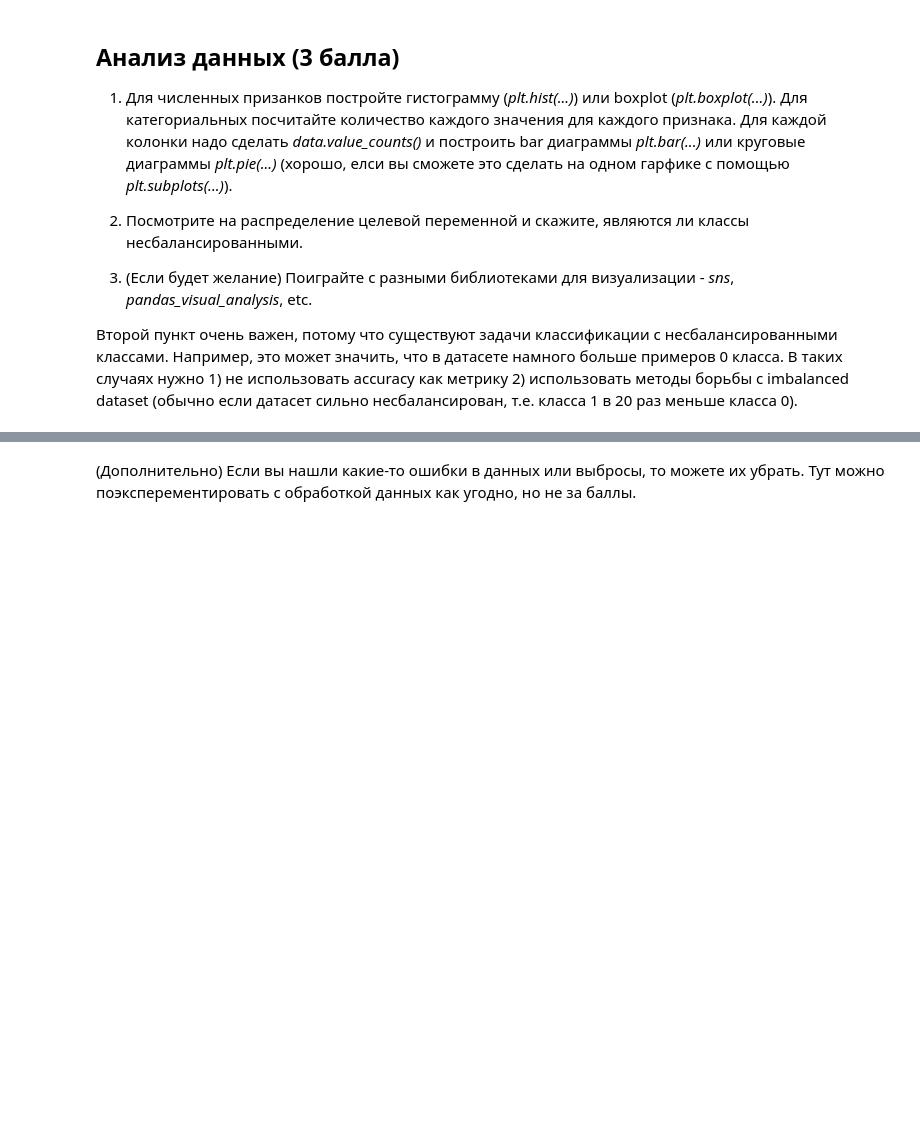
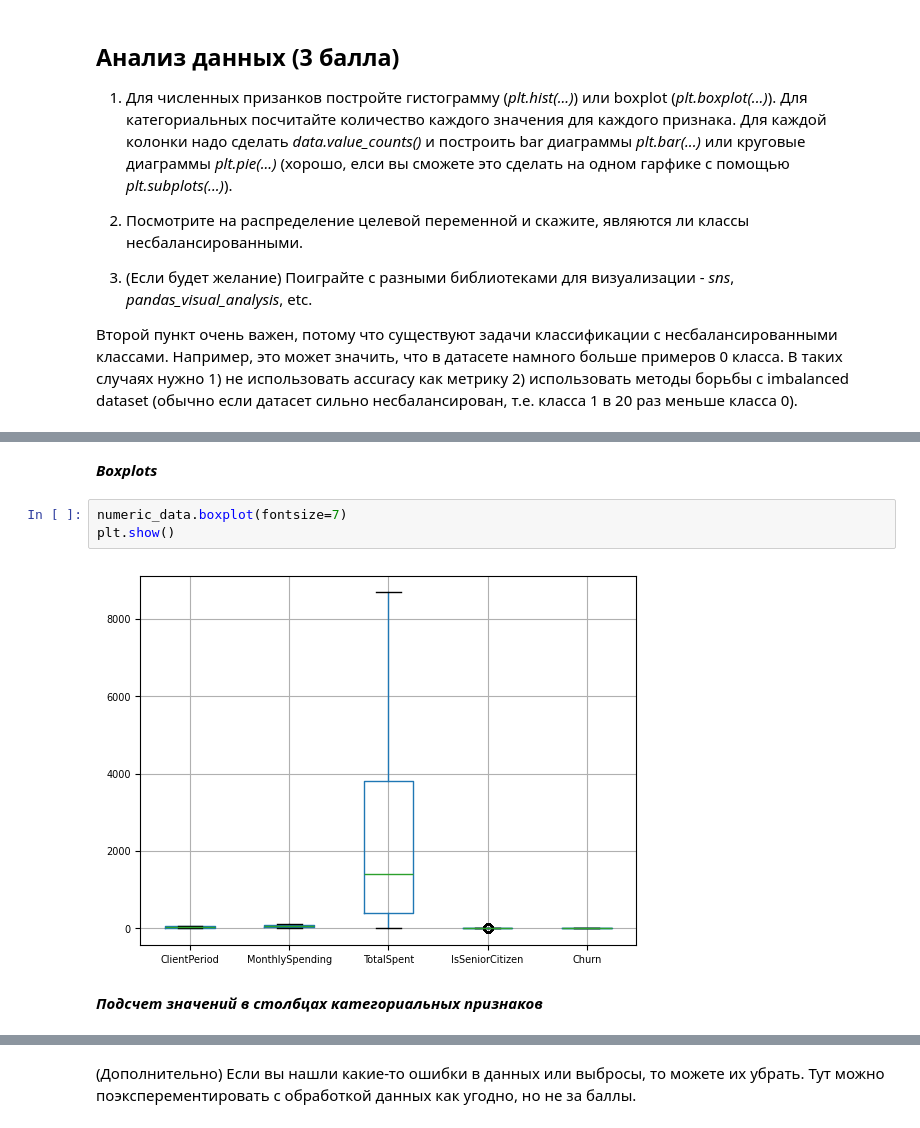
Before and after one commit to sofyakhlopkova/-1, a Jupyter notebook: week_03_composition_model_selection/Homework/hw_3_kaggle.ipynb, the cells around one changed output, grey strips where cells are left out. Saved outputs shown, nothing was run; the diff lists cells and outputs as text; blank space fills up the shorter version.

```diff
--- a/week_03_composition_model_selection/Homework/hw_3_kaggle.ipynb
+++ b/week_03_composition_model_selection/Homework/hw_3_kaggle.ipynb
@@ -157,0 +289,9 @@ data.info()
+# %% [markdown]
+***Boxplots***
+# %%
+numeric_data.boxplot(fontsize=7)
+plt.show()
+# %% [output]
+[figure, added]
+# %% [markdown]
+***Подсчет значений в столбцах категориальных признаков***
```
Also changed, not shown: parts of 38 cells of this notebook.
